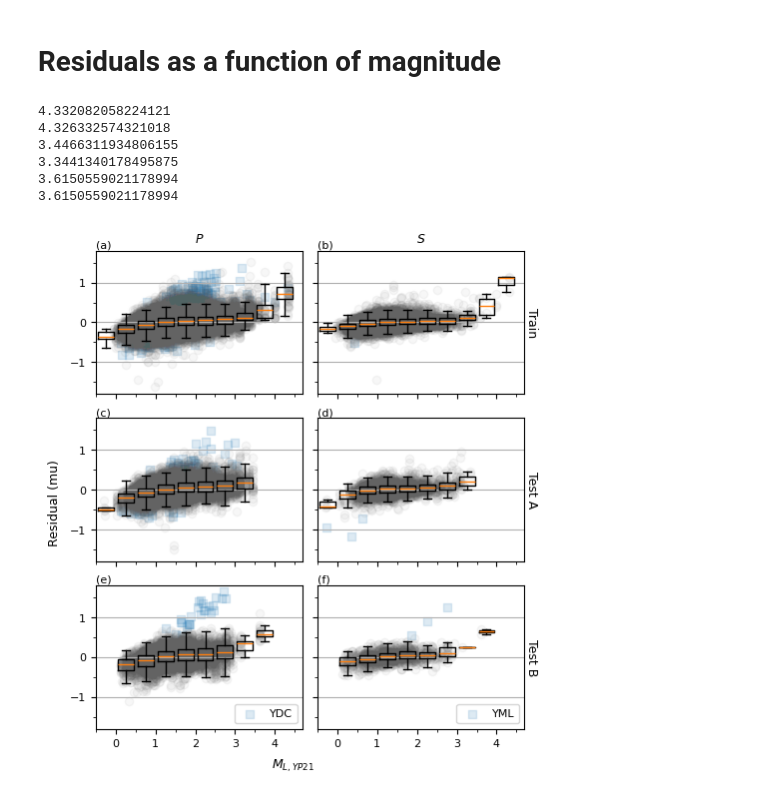
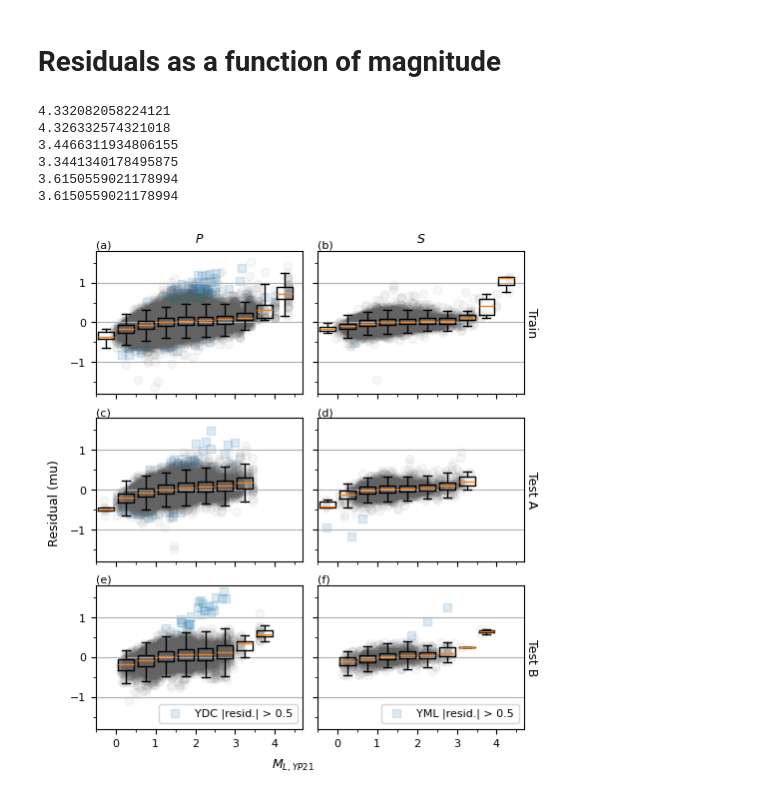
Before and after one commit to armstrong06/featmag, a Jupyter notebook: notebooks_figures/summaryFigsResiduals.ipynb, the cells around one changed output. Drawn from its saved outputs; the diff is of its cells as text; code cells hidden in the pictures.

Commit message:
Update legend

```diff
--- a/notebooks_figures/summaryFigsResiduals.ipynb
+++ b/notebooks_figures/summaryFigsResiduals.ipynb
@@ -267,12 +267,12 @@ for i, ds in enumerate([p_sub_train_preds, s_sub_train_preds, p_sub_test_preds,
     ax = axes[i]
     if i%2==0:
         ds_ydc = ds[(ds['station'] == 'YDC') & (abs(ds['residual']) > 0.5)]
-        ax.scatter(ds_ydc['magnitude'], ds_ydc['residual'], alpha=0.15, color='C0', marker='s', label='YDC')
+        ax.scatter(ds_ydc['magnitude'], ds_ydc['residual'], alpha=0.15, color='C0', marker='s', label='YDC |resid.| > 0.5')
         ax.scatter(ds[ds['station'] != 'YDC']['magnitude'], ds[ds['station'] != 'YDC']['residual'], alpha=0.05, color='#636363')
     else:
         stat = 'YML'
         ds_yml = ds[(ds['station'] == stat) & (abs(ds['residual']) > 0.5)]
-        ax.scatter(ds_yml['magnitude'], ds_yml['residual'], alpha=0.15, color='C0', marker='s', label=stat)
+        ax.scatter(ds_yml['magnitude'], ds_yml['residual'], alpha=0.15, color='C0', marker='s', label=f'{stat} |resid.| > 0.5')
         ax.scatter(ds[ds['station'] != stat]['magnitude'], ds[ds['station'] != stat]['residual'], alpha=0.05, color='#636363')
 
     # m ,b  = np.polyfit(X, y, deg=1)
@@ -301,31 +301,31 @@ for i, ds in enumerate([p_sub_train_preds, s_sub_train_preds, p_sub_test_preds,
         ax.legend(loc='lower right')
 
     if i < 2:
         ax.set_title(titles[i])
 
     if i%2 == 1:
         ax.set_yticklabels([])
         ax.yaxis.set_label_position("right")
         ax.set_ylabel(ylabels[i//2], rotation=-90, labelpad=10.0)
 
     ax.yaxis.set_minor_locator(MultipleLocator(0.5))
     ax.xaxis.set_minor_locator(MultipleLocator(0.5))
 
     ax.grid(axis='y')
 fig.supxlabel("$M_{L,YP21}$")
 fig.supylabel("Residual (mu)")
 
 subpanel_labels = ["(a)", "(b)", "(c)", "(d)", "(e)", "(f)"]
 for i, ax in enumerate(axes):
     ax.text(0, 1.02, subpanel_labels[i],
     transform=ax.transAxes,)
 
 fig.savefig('../figures/summaryFigResidualsVMag.png', dpi=300)
 # %% [output]
 4.332082058224121
 4.326332574321018
 3.4466311934806155
 3.3441340178495875
 3.6150559021178994
 3.6150559021178994
-[figure, old version]
+[figure, new version]
```
Also changed, not shown: 1 other file.
